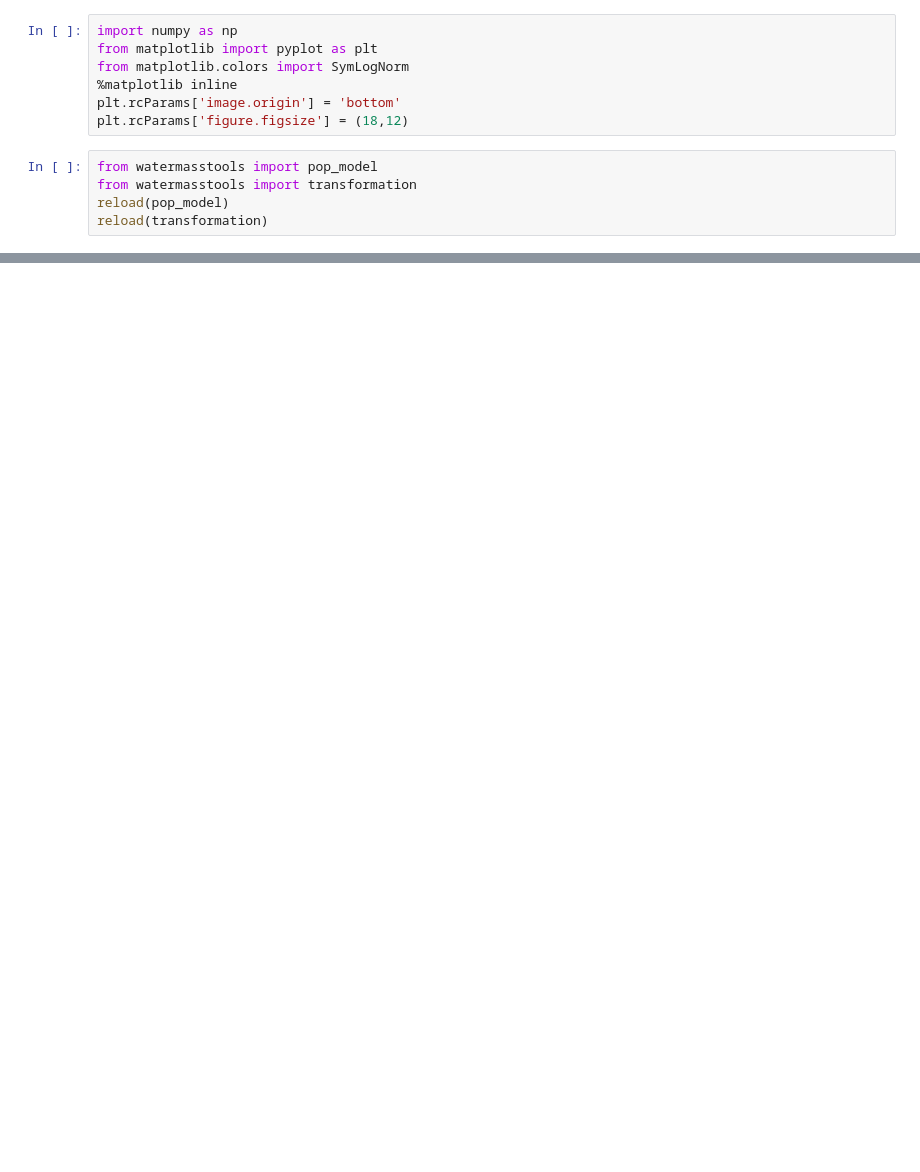
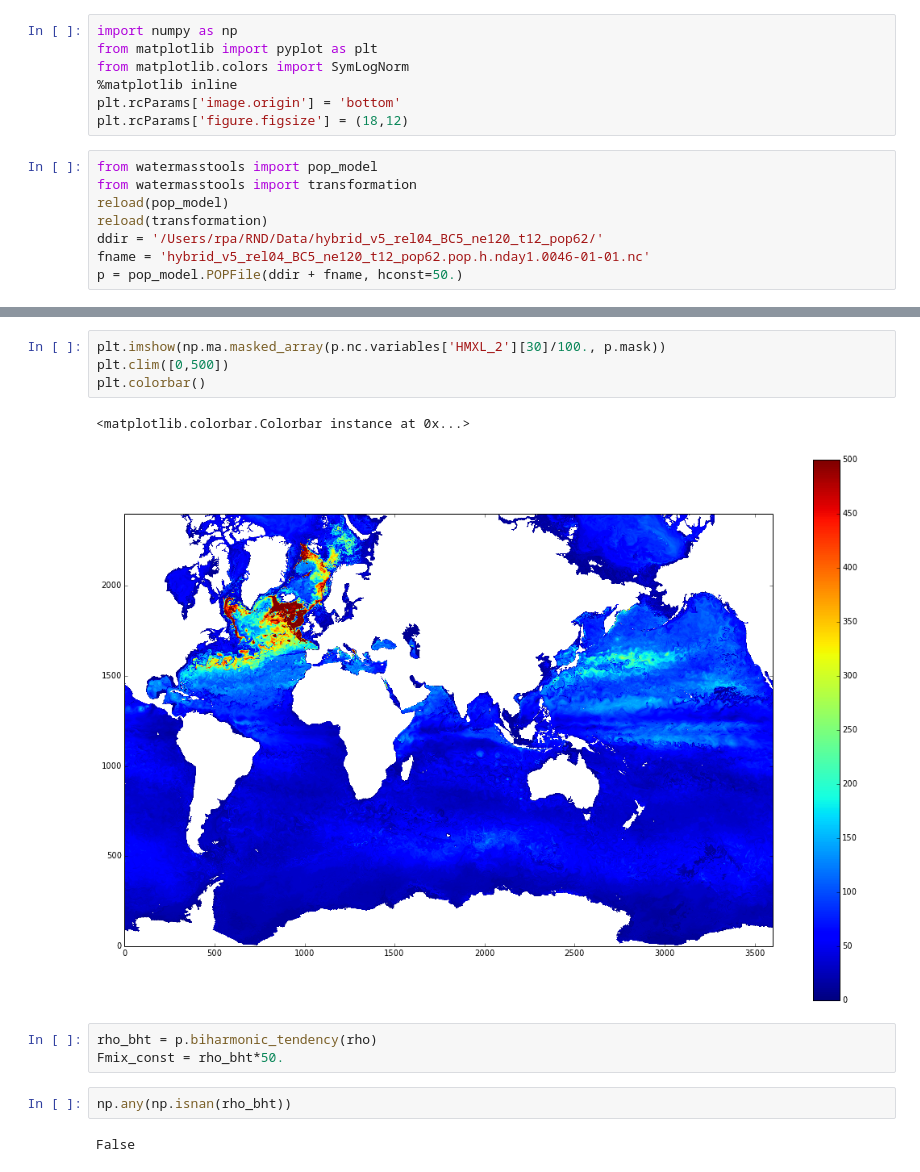
Before and after one commit to rabernat/pop_water_mass, a Jupyter notebook: notebooks/transformation_snapshot.ipynb, the cells around one changed output, grey strips where cells are left out. Saved outputs shown, nothing was run; the diff lists cells and outputs as text; blank space fills up the shorter version.

```diff
--- a/notebooks/transformation_snapshot.ipynb
+++ b/notebooks/transformation_snapshot.ipynb
@@ -10,3 +10,6 @@ from watermasstools import pop_model
 from watermasstools import transformation
 reload(pop_model)
 reload(transformation)
+ddir = '/Users/rpa/RND/Data/hybrid_v5_rel04_BC5_ne120_t12_pop62/'
+fname = 'hybrid_v5_rel04_BC5_ne120_t12_pop62.pop.h.nday1.0046-01-01.nc'
+p = pop_model.POPFile(ddir + fname, hconst=50.)
@@ -57,0 +90,14 @@ for reg in regions:
+# %%
+plt.imshow(np.ma.masked_array(p.nc.variables['HMXL_2'][30]/100., p.mask))
+plt.clim([0,500])
+plt.colorbar()
+# %% [output]
+<matplotlib.colorbar.Colorbar instance at 0x...>
+[figure, added]
+# %%
+rho_bht = p.biharmonic_tendency(rho)
+Fmix_const = rho_bht*50.
+# %%
+np.any(np.isnan(rho_bht))
+# %% [output]
+False
```
Also changed, not shown: parts of 10 cells of this notebook, 2 other files.
